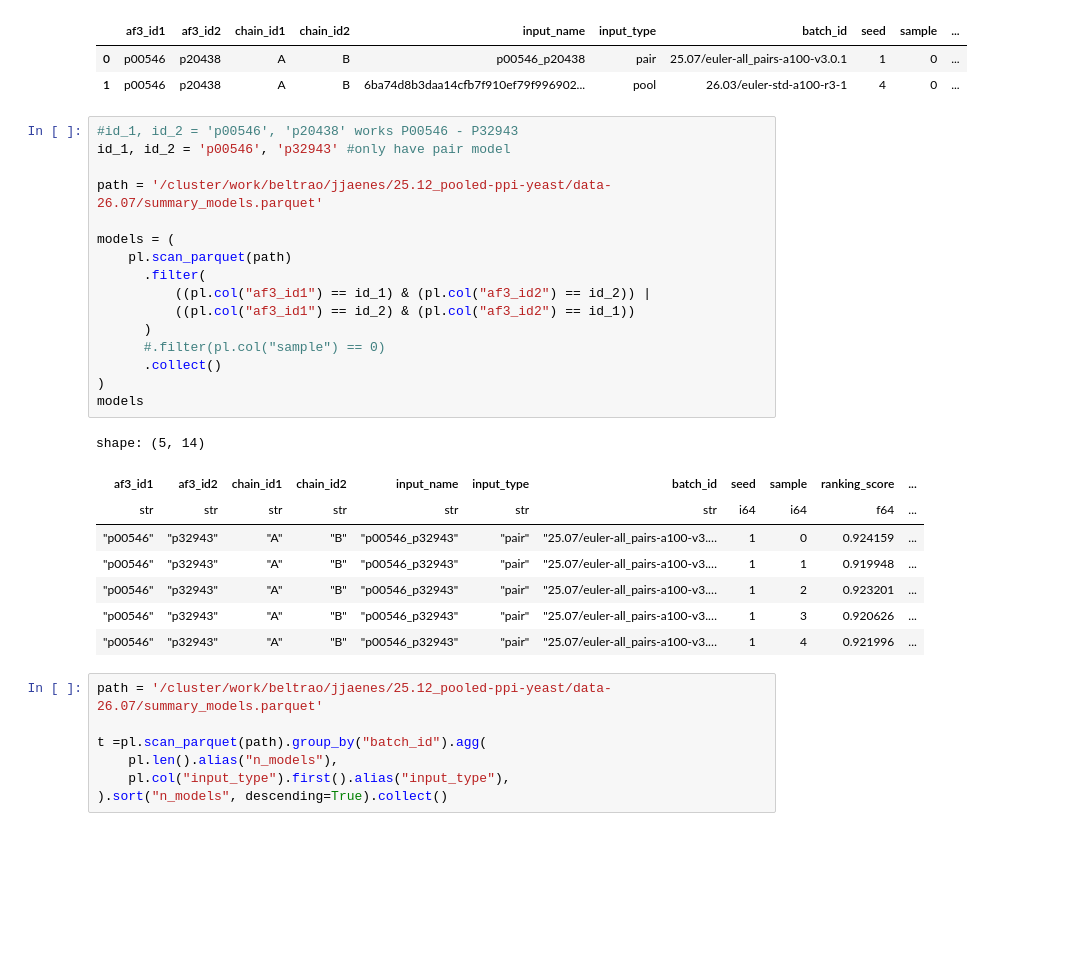
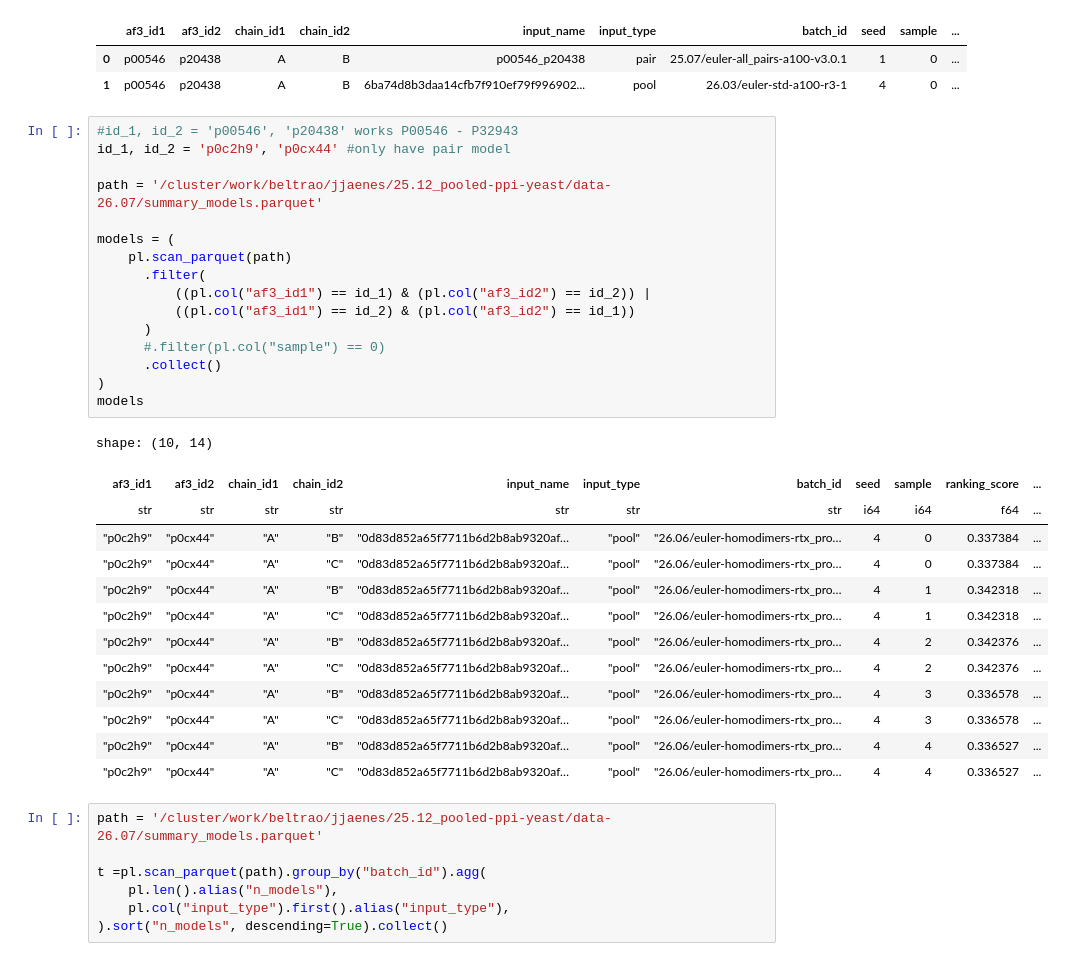
Before and after one commit to Kim-Dammer/master_thesis, a Jupyter notebook: notebooks/08_homomultimers.ipynb, the cells around one changed output. Drawn from its saved outputs; the diff is of its cells as text; blank space fills up the shorter version.

```diff
--- a/notebooks/08_homomultimers.ipynb
+++ b/notebooks/08_homomultimers.ipynb
@@ -43,29 +43,34 @@ models
 | 1 | p00546 | p20438 | A | B | 6ba74d8b3daa14cfb7f910ef79f996902... | pool | 26.03/euler-std-a100-r3-1 | 4 | 0 | ... |
 # %%
 #id_1, id_2 = 'p00546', 'p20438' works P00546 - P32943
-id_1, id_2 = 'p00546', 'p32943' #only have pair model
+id_1, id_2 = 'p0c2h9', 'p0cx44' #only have pair model
 
 path = '/cluster/work/beltrao/jjaenes/25.12_pooled-ppi-yeast/data-26.07/summary_models.parquet'
 
 models = (
     pl.scan_parquet(path)
       .filter(
           ((pl.col("af3_id1") == id_1) & (pl.col("af3_id2") == id_2)) |
           ((pl.col("af3_id1") == id_2) & (pl.col("af3_id2") == id_1))
       )
       #.filter(pl.col("sample") == 0)
       .collect()
 )
 models
 # %% [output]
-shape: (5, 14)
+shape: (10, 14)
 | af3_id1 | af3_id2 | chain_id1 | chain_id2 | input_name | input_type | batch_id | seed | sample | ranking_score | ... |
 | str | str | str | str | str | str | str | i64 | i64 | f64 | ... |
-| "p00546" | "p32943" | "A" | "B" | "p00546_p32943" | "pair" | "25.07/euler-all_pairs-a100-v3.… | 1 | 0 | 0.924159 | ... |
-| "p00546" | "p32943" | "A" | "B" | "p00546_p32943" | "pair" | "25.07/euler-all_pairs-a100-v3.… | 1 | 1 | 0.919948 | ... |
-| "p00546" | "p32943" | "A" | "B" | "p00546_p32943" | "pair" | "25.07/euler-all_pairs-a100-v3.… | 1 | 2 | 0.923201 | ... |
-| "p00546" | "p32943" | "A" | "B" | "p00546_p32943" | "pair" | "25.07/euler-all_pairs-a100-v3.… | 1 | 3 | 0.920626 | ... |
-| "p00546" | "p32943" | "A" | "B" | "p00546_p32943" | "pair" | "25.07/euler-all_pairs-a100-v3.… | 1 | 4 | 0.921996 | ... |
+| "p0c2h9" | "p0cx44" | "A" | "B" | "0d83d852a65f7711b6d2b8ab9320af… | "pool" | "26.06/euler-homodimers-rtx_pro… | 4 | 0 | 0.337384 | ... |
+| "p0c2h9" | "p0cx44" | "A" | "C" | "0d83d852a65f7711b6d2b8ab9320af… | "pool" | "26.06/euler-homodimers-rtx_pro… | 4 | 0 | 0.337384 | ... |
+| "p0c2h9" | "p0cx44" | "A" | "B" | "0d83d852a65f7711b6d2b8ab9320af… | "pool" | "26.06/euler-homodimers-rtx_pro… | 4 | 1 | 0.342318 | ... |
+| "p0c2h9" | "p0cx44" | "A" | "C" | "0d83d852a65f7711b6d2b8ab9320af… | "pool" | "26.06/euler-homodimers-rtx_pro… | 4 | 1 | 0.342318 | ... |
+| "p0c2h9" | "p0cx44" | "A" | "B" | "0d83d852a65f7711b6d2b8ab9320af… | "pool" | "26.06/euler-homodimers-rtx_pro… | 4 | 2 | 0.342376 | ... |
+| "p0c2h9" | "p0cx44" | "A" | "C" | "0d83d852a65f7711b6d2b8ab9320af… | "pool" | "26.06/euler-homodimers-rtx_pro… | 4 | 2 | 0.342376 | ... |
+| "p0c2h9" | "p0cx44" | "A" | "B" | "0d83d852a65f7711b6d2b8ab9320af… | "pool" | "26.06/euler-homodimers-rtx_pro… | 4 | 3 | 0.336578 | ... |
+| "p0c2h9" | "p0cx44" | "A" | "C" | "0d83d852a65f7711b6d2b8ab9320af… | "pool" | "26.06/euler-homodimers-rtx_pro… | 4 | 3 | 0.336578 | ... |
+| "p0c2h9" | "p0cx44" | "A" | "B" | "0d83d852a65f7711b6d2b8ab9320af… | "pool" | "26.06/euler-homodimers-rtx_pro… | 4 | 4 | 0.336527 | ... |
+| "p0c2h9" | "p0cx44" | "A" | "C" | "0d83d852a65f7711b6d2b8ab9320af… | "pool" | "26.06/euler-homodimers-rtx_pro… | 4 | 4 | 0.336527 | ... |
 # %%
 path = '/cluster/work/beltrao/jjaenes/25.12_pooled-ppi-yeast/data-26.07/summary_models.parquet'
 
```
Also changed, not shown: parts of 3 cells of this notebook, 2 other files.
